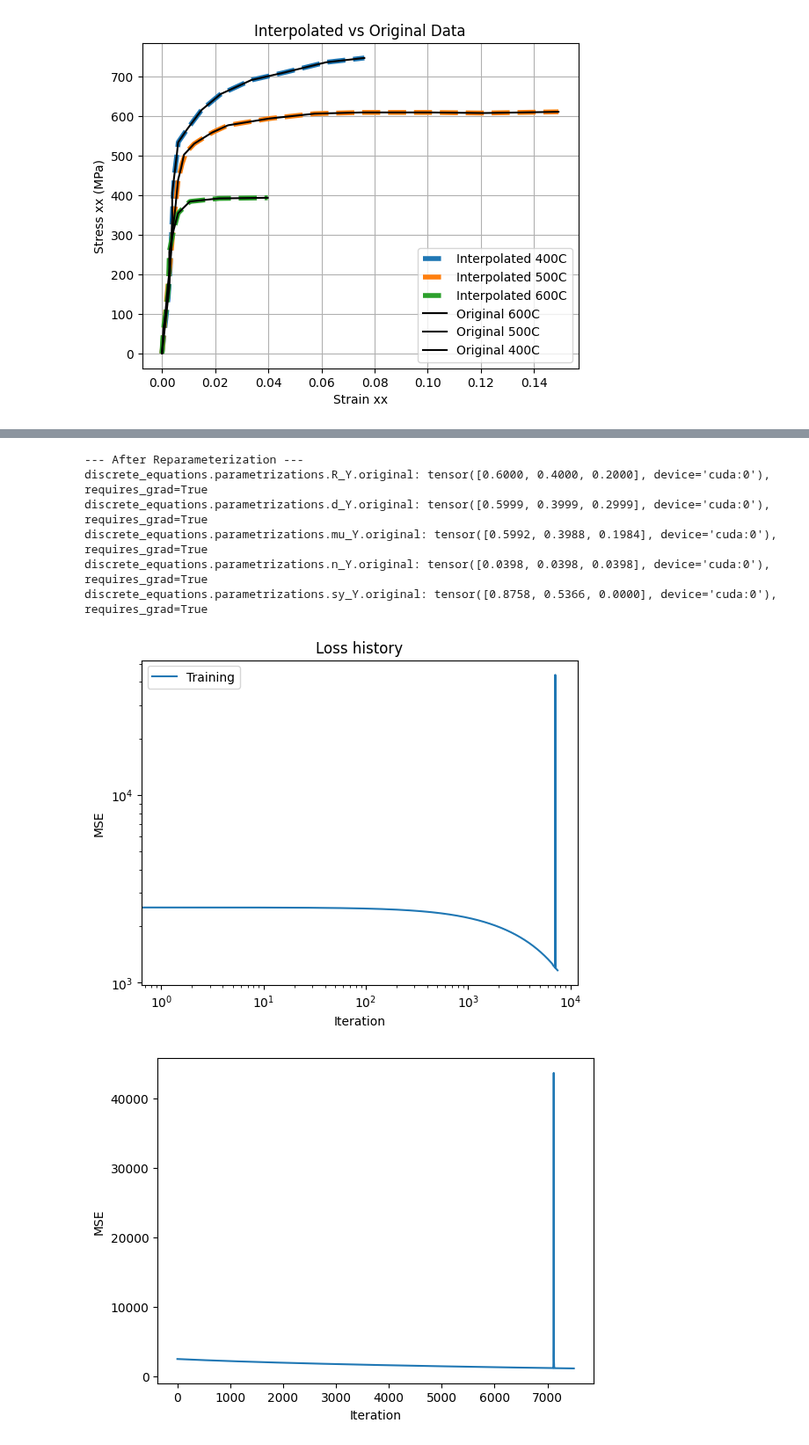
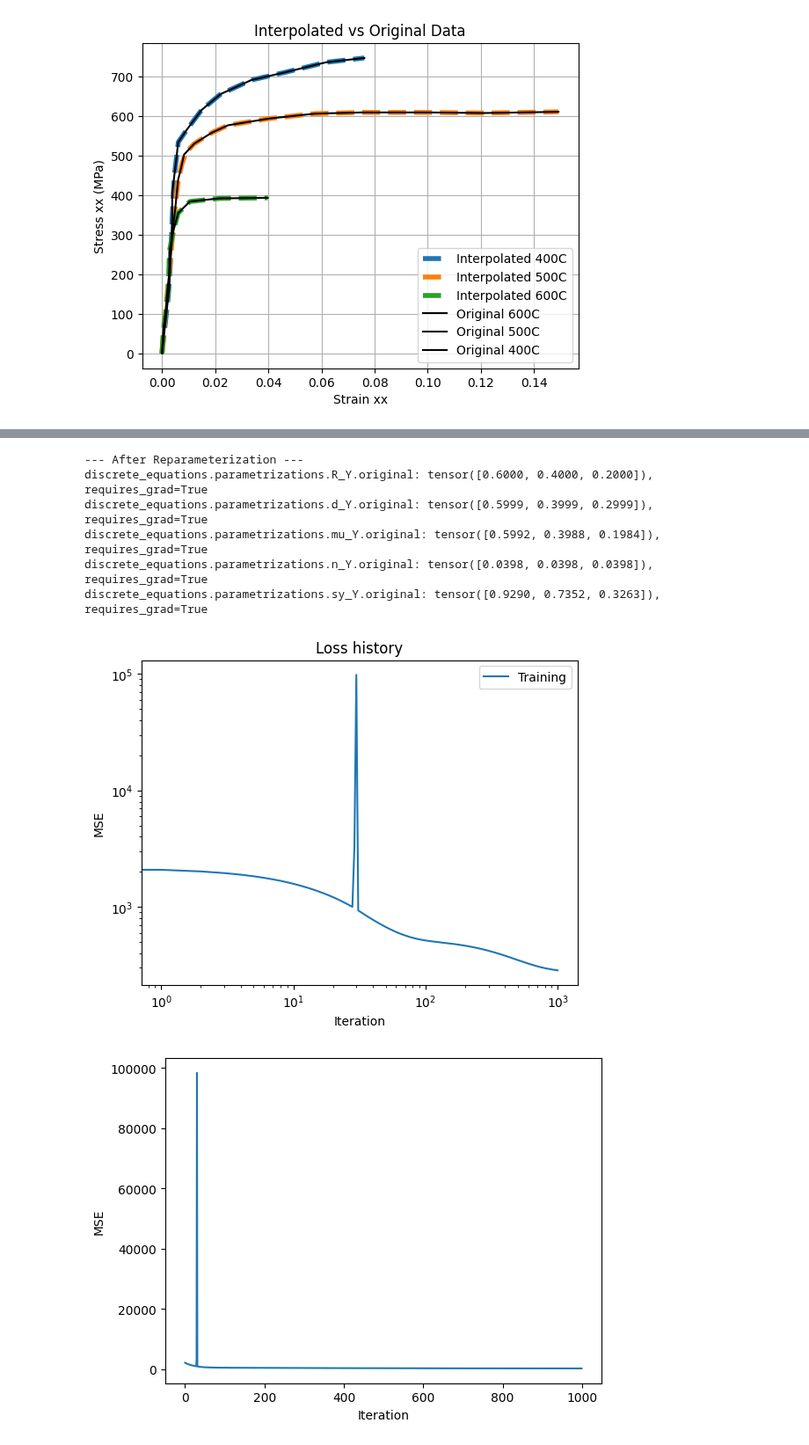
Before and after one commit to ColinMG2/neml2, a Jupyter notebook: cmg_projects/example_deterministic.ipynb, the cells around one changed output, grey strips where cells are left out. Shown at 88% size. Drawn from its saved outputs; the diff is of its cells as text; code cells hidden in the pictures.

```diff
--- a/cmg_projects/example_deterministic.ipynb
+++ b/cmg_projects/example_deterministic.ipynb
@@ -24,6 +23,6 @@ CUDA version: 12.8
 # %%
 # Load experimental data
-path = '/home/colinmoose/neml2/cmg_projects/tensile_data/var_temp'
+path = '/home/colinmoose/neml2/cmg_projects/tensile_data/HT9_var_temp'
 data_frames = {}
 for filename in os.listdir(path):
     if filename.endswith(".csv"):
@@ -237,7 +236,7 @@ class SolveStrain(torch.nn.Module):
         return result[...,0:1]
 # %%
 nchunk = 50
-nmodel = neml2.load_model("test_model2.i", "implicit_rate")
+nmodel = neml2.load_model("test_model_tensile.i", "implicit_rate")
 nmodel.to(device = device)
 print(nmodel)
 model = SolveStrain(neml2.pyzag.NEML2PyzagModel(nmodel, exclude_parameters = ["E_X", "E_Y", "elasticity_nu", "R_X", "d_X", "sy_X", "mu_X", "n_X"]), nchunk=nchunk)
@@ -390,7 +389,7 @@ R_scaler = reparametrization.RangeRescale(torch.tensor([0.0, 0.0, 0.0], device=d
 d_scaler = reparametrization.RangeRescale(torch.tensor([0.01, 0.01, 0.01], device=device), torch.tensor([50.0, 50.0, 50.0], device=device))
 mu_scaler = reparametrization.RangeRescale(torch.tensor([1.0, 1.0, 1.0], device=device), torch.tensor([500.0, 500.0, 500.0], device=device))
 n_scaler = reparametrization.RangeRescale(torch.tensor([0.01, 0.01, 0.01], device=device), torch.tensor([50.0, 50.0, 50.0], device=device))
-sy_scaler = reparametrization.RangeRescale(torch.tensor([300.0, 300.0, 300.0], device=device), torch.tensor([600.0, 600.0, 600.0], device=device))
+sy_scaler = reparametrization.RangeRescale(torch.tensor([250.0, 250.0, 250.0], device=device), torch.tensor([600.0, 600.0, 600.0], device=device))
 
 model_reparameterizer = reparametrization.Reparameterizer(
     {"discrete_equations.R_Y": R_scaler,
@@ -406,44 +405,44 @@ for n, p in model.named_parameters():
     print(f'{n}: {p.data}, requires_grad={p.requires_grad}')
 # %% [output]
 --- After Reparameterization ---
-discrete_equations.parametrizations.R_Y.original: tensor([0.6000, 0.4000, 0.2000], device='cuda:0'), requires_grad=True
-discrete_equations.parametrizations.d_Y.original: tensor([0.5999, 0.3999, 0.2999], device='cuda:0'), requires_grad=True
-discrete_equations.parametrizations.mu_Y.original: tensor([0.5992, 0.3988, 0.1984], device='cuda:0'), requires_grad=True
-discrete_equations.parametrizations.n_Y.original: tensor([0.0398, 0.0398, 0.0398], device='cuda:0'), requires_grad=True
-discrete_equations.parametrizations.sy_Y.original: tensor([0.8758, 0.5366, 0.0000], device='cuda:0'), requires_grad=True
+discrete_equations.parametrizations.R_Y.original: tensor([0.6000, 0.4000, 0.2000]), requires_grad=True
+discrete_equations.parametrizations.d_Y.original: tensor([0.5999, 0.3999, 0.2999]), requires_grad=True
+discrete_equations.parametrizations.mu_Y.original: tensor([0.5992, 0.3988, 0.1984]), requires_grad=True
+discrete_equations.parametrizations.n_Y.original: tensor([0.0398, 0.0398, 0.0398]), requires_grad=True
+discrete_equations.parametrizations.sy_Y.original: tensor([0.9290, 0.7352, 0.3263]), requires_grad=True
 # %%
-niter = 7500
-lr = 5.0e-6
+niter = 1000
+lr = 1.0e-3
 optimizer = torch.optim.Adam(model.parameters(), lr=lr)
 loss_fn = torch.nn.MSELoss()
 
 titer = tqdm.tqdm(
     range(niter),
     bar_format="{desc}: {percentage:3.0f}%|{bar}|{n_fmt}/{total_fmt}{postfix}",
 )
 titer.set_description("Loss:")
 loss_history = []
 for i in titer:
     optimizer.zero_grad()
     res = model(time, temperature_tensor, loading)
     loss = loss_fn(res, exp_stress_data[...,0:1])
     loss.backward()
     loss_history.append(loss.detach().clone().cpu())
     titer.set_description("Loss: %3.2e" % loss_history[-1])
     optimizer.step()
 
 plt.figure()
 plt.loglog(loss_history, label="Training")
 plt.xlabel("Iteration")
 plt.ylabel("MSE")
 plt.legend(loc="best")
 plt.title("Loss history")
 
 plt.figure()
 plt.plot(range(len(loss_history)), loss_history)
 plt.xlabel("Iteration")
 plt.ylabel("MSE")
 plt.show()
 # %% [output]
-[figure, old version]
+[figure, new version]
-[figure, old version]
+[figure, new version]
```
Also changed, not shown: parts of 9 cells of this notebook, 41 other files.
